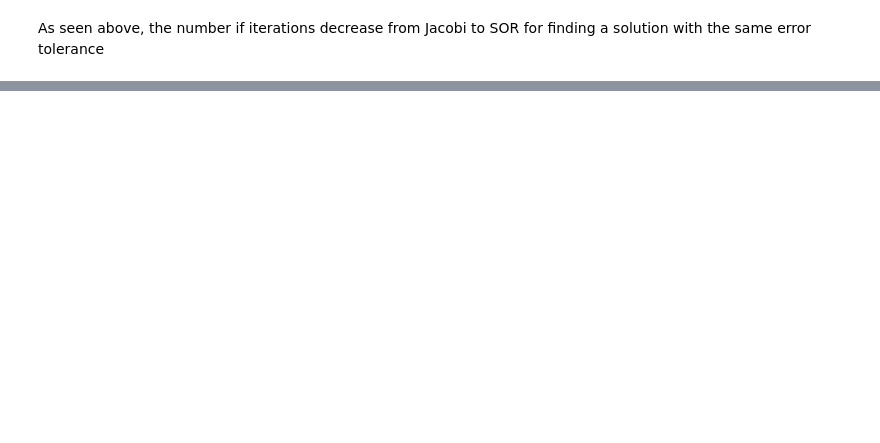
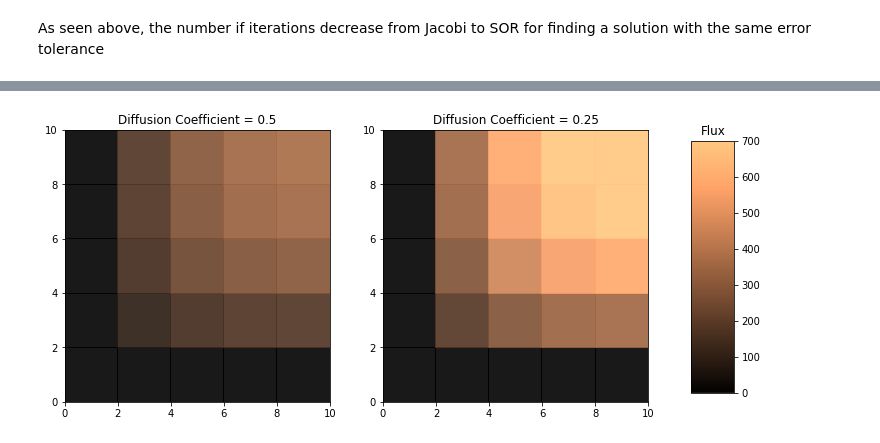
Before and after one commit to ashutoshbhadouria/NE155_FinalProject, a Jupyter notebook: 2Dtests.ipynb, the cells around one changed output, grey strips where cells are left out. Drawn from its saved outputs; the diff is of its cells as text; code cells hidden in the pictures; blank space fills up the shorter version.

```diff
--- a/2Dtests.ipynb
+++ b/2Dtests.ipynb
@@ -76,0 +161,19 @@ As seen above, the number if iterations decrease from Jacobi to SOR for finding
+# %%
+n=0
+fig, axes = plt.subplots(nrows=1, ncols=2,figsize=(12, 5))
+for ax in axes.flat:
+    if n==0:
+        im = ax.pcolormesh(x_pos1, y_pos1,np.reshape(fluxes1,(len(y_pos1),len(x_pos1))),shading="auto",alpha=0.9,vmin=0,vmax=700)
+        n=1
+    else:
+        im = ax.pcolormesh(x_pos, y_pos,np.reshape(fluxes,(len(y_pos),len(x_pos))),shading="auto",alpha=0.9,vmin=0,vmax=700)
+
+axes[0].set_title('Diffusion Coefficient = 0.5')
+axes[1].set_title('Diffusion Coefficient = 0.25')
+fig.subplots_adjust(right=0.8)
+cbar_ax = fig.add_axes([0.85, 0.15, 0.05, 0.7])
+fig.colorbar(im, cax=cbar_ax)
+plt.title("Flux")
+plt.show()
+# %% [output]
+[figure, added]
```
Also changed, not shown: parts of 21 cells of this notebook.
